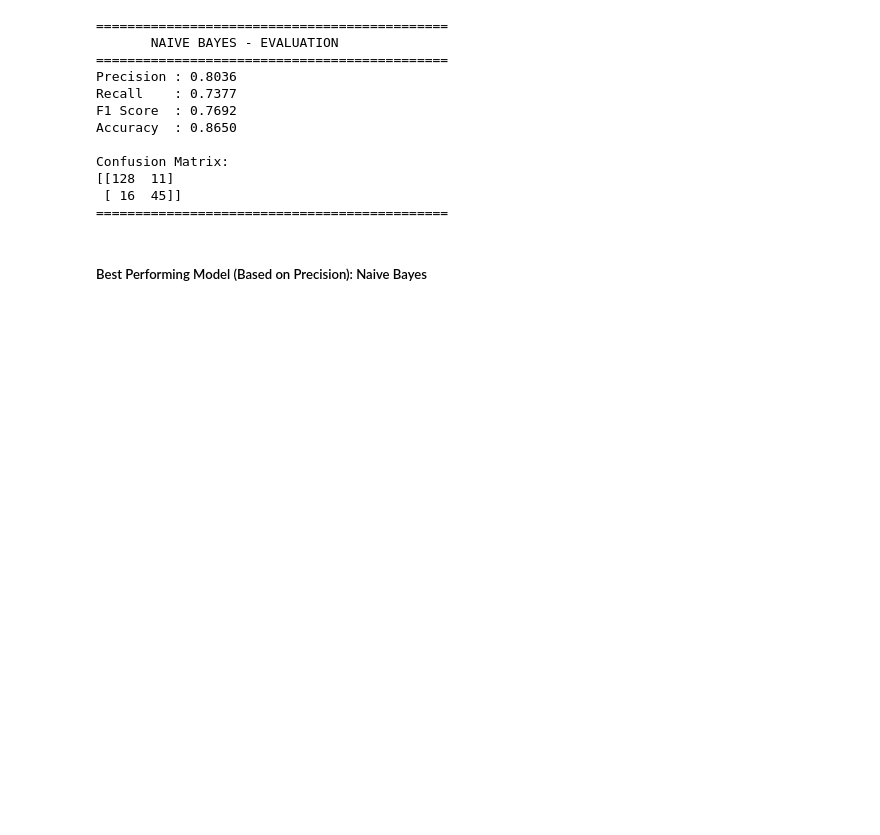
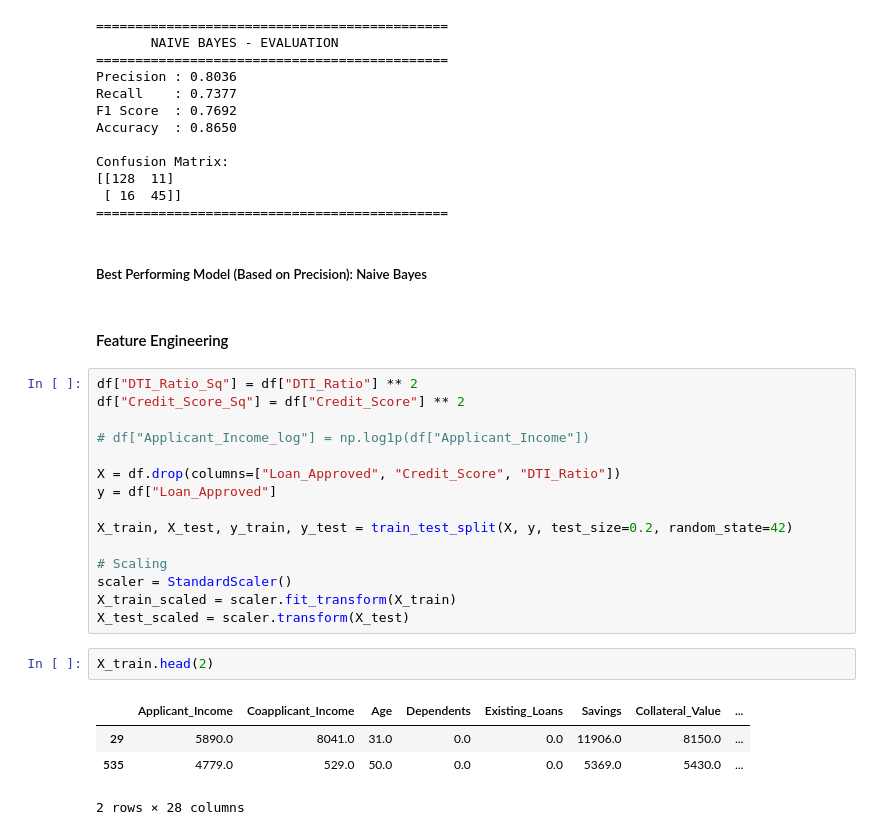
Before and after one commit to manasvi-patidar/creditwise-loan-prediction, a Jupyter notebook: notebook/loan_approval_prediction.ipynb, the cells around one changed output. Drawn from its saved outputs; the diff is of its cells as text; blank space fills up the shorter version.

Commit message:
Implement feature engineering

```diff
--- a/notebook/loan_approval_prediction.ipynb
+++ b/notebook/loan_approval_prediction.ipynb
@@ -460,3 +460,27 @@ Confusion Matrix:
 =============================================
 # %% [markdown]
 ##### Best Performing Model (Based on Precision): Naive Bayes
+# %% [markdown]
+#### Feature Engineering
+# %%
+df["DTI_Ratio_Sq"] = df["DTI_Ratio"] ** 2
+df["Credit_Score_Sq"] = df["Credit_Score"] ** 2
+
+# df["Applicant_Income_log"] = np.log1p(df["Applicant_Income"])
+
+X = df.drop(columns=["Loan_Approved", "Credit_Score", "DTI_Ratio"])
+y = df["Loan_Approved"]
+
+X_train, X_test, y_train, y_test = train_test_split(X, y, test_size=0.2, random_state=42)
+
+# Scaling
+scaler = StandardScaler()
+X_train_scaled = scaler.fit_transform(X_train)
+X_test_scaled = scaler.transform(X_test)
+# %%
+X_train.head(2)
+# %% [output]
+|  | Applicant_Income | Coapplicant_Income | Age | Dependents | Existing_Loans | Savings | Collateral_Value | ... |
+| 29 | 5890.0 | 8041.0 | 31.0 | 0.0 | 0.0 | 11906.0 | 8150.0 | ... |
+| 535 | 4779.0 | 529.0 | 50.0 | 0.0 | 0.0 | 5369.0 | 5430.0 | ... |
+2 rows × 28 columns
```
Also changed, not shown: parts of 6 cells of this notebook.
